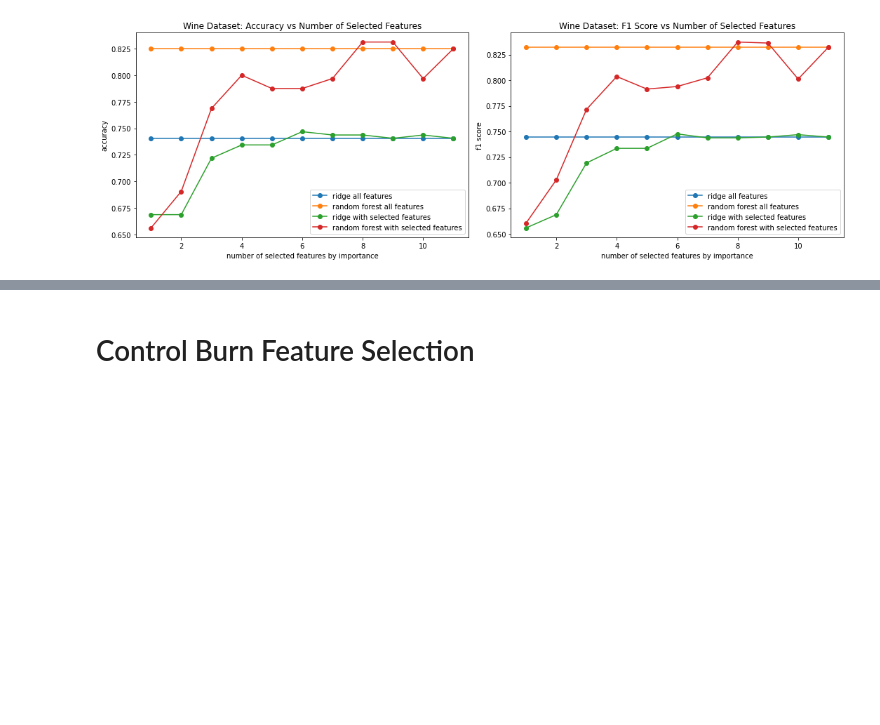
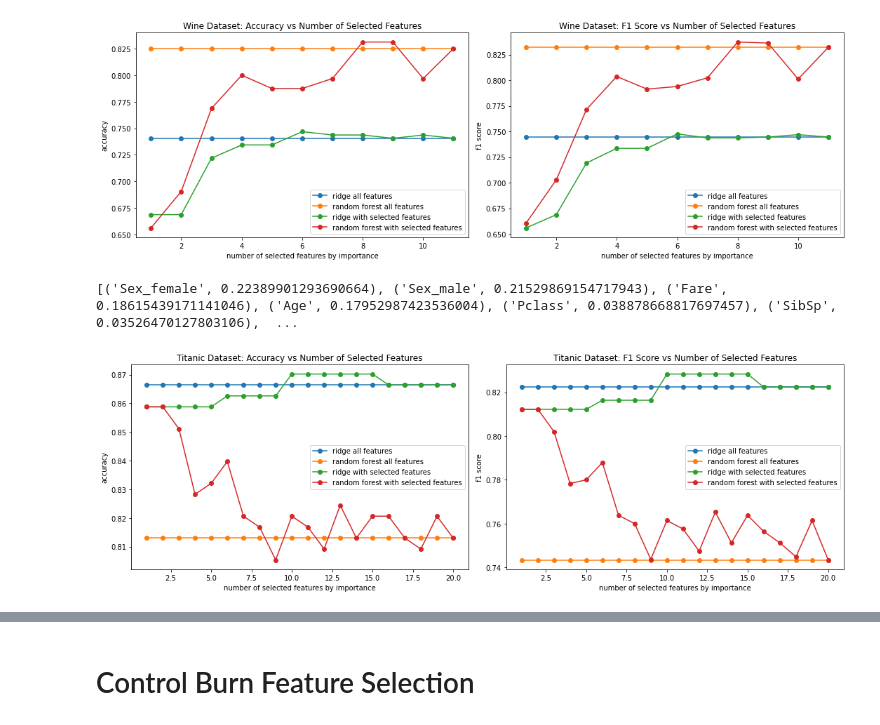
Before and after one commit to win13676/ORIE5741-Project, a Jupyter notebook: pakin_analysis.ipynb, the cells around one changed output, grey strips where cells are left out. Cells and saved outputs as stored; diff of their text form; code cells hidden in the pictures; blank space fills up the shorter version.

Commit message:
generate all graphs

```diff
--- a/pakin_analysis.ipynb
+++ b/pakin_analysis.ipynb
@@ -29,0 +31,8 @@ Y_wine_test = wine_test_df["quality"]
+# %%
+titanic_train_df = pd.read_csv("datasets/benchmark/titanic_clean_train.csv")
+X_titanic_train = titanic_train_df.loc[:, titanic_train_df.columns != "Survived"]
+Y_titanic_train = titanic_train_df["Survived"]
+
+titanic_test_df = pd.read_csv("datasets/benchmark/titanic_clean_test.csv")
+X_titanic_test = titanic_test_df.loc[:, titanic_test_df.columns != "Survived"]
+Y_titanic_test = titanic_test_df["Survived"]
@@ -154,7 +238,7 @@ def select_feature(all_features, feature_filter):
 # %% [markdown]
 # Random Forest Feature Selection
 # %%
-def RF_Selection(X_train, Y_train, X_test, Y_test, dataset_name):
+def RF_Selection(X_train, Y_train, X_test, Y_test, dataset_name, min_features = 1, negAcc=False):
     n_estimators = 1000
     rf_clf = RandomForestClassifier(random_state=1, n_estimators=n_estimators)
     rf_clf.fit(X_train, Y_train)
@@ -163,11 +247,15 @@ def RF_Selection(X_train, Y_train, X_test, Y_test, dataset_name):
 
     all_features = list(X_train.columns)
     rf_ranked_features = [ x[0] for x in rf_ranked_importance]
-    min_features = 1
     max_features = len(rf_ranked_features)
-    gen_graph(X_train, X_test, all_features, rf_ranked_features, min_features, max_features, Y_train, Y_test, dataset_name, False)
+    gen_graph(X_train, X_test, all_features, rf_ranked_features, min_features, max_features, Y_train, Y_test, dataset_name, False, negAcc=negAcc)
 # %%
 RF_Selection(X_wine_train, Y_wine_train, X_wine_test, Y_wine_test, "Wine")
 # %% [output]
 [('alcohol', 0.1900878050222841), ('sulphates', 0.12329367115056622), ('volatile acidity', 0.1074590805268899), ('total sulfur dioxide', 0.09647338548417515), ('density', 0.09572292341266321), ('chlor ...
 [figure]
+# %%
+RF_Selection(X_titanic_train, Y_titanic_train, X_titanic_test, Y_titanic_test, "Titanic")
+# %% [output]
+[('Sex_female', 0.22389901293690664), ('Sex_male', 0.21529869154717943), ('Fare', 0.18615439171141046), ('Age', 0.17952987423536004), ('Pclass', 0.038878668817697457), ('SibSp', 0.03526470127803106),  ...
+[figure, added]
```
Also changed, not shown: parts of 21 cells of this notebook.
